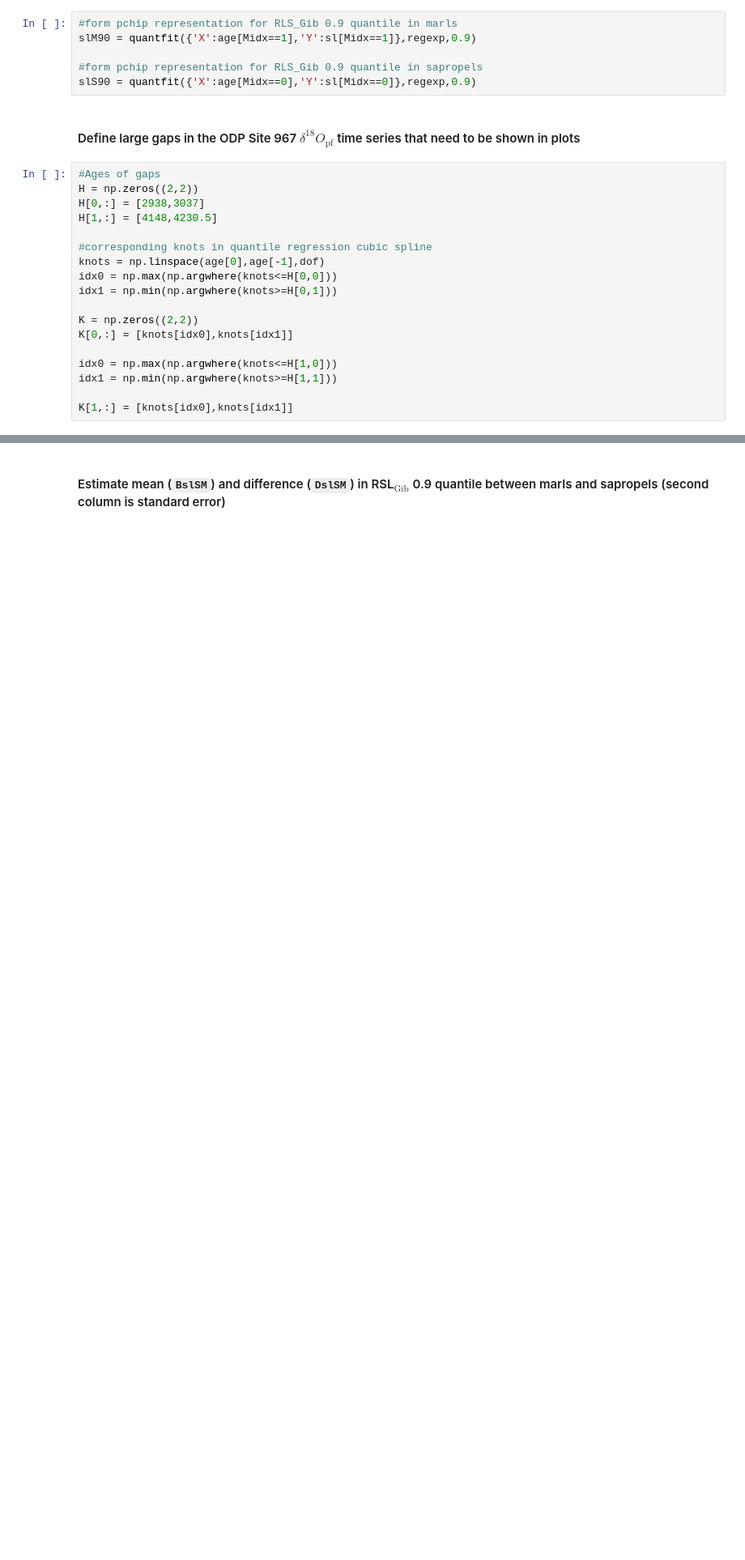
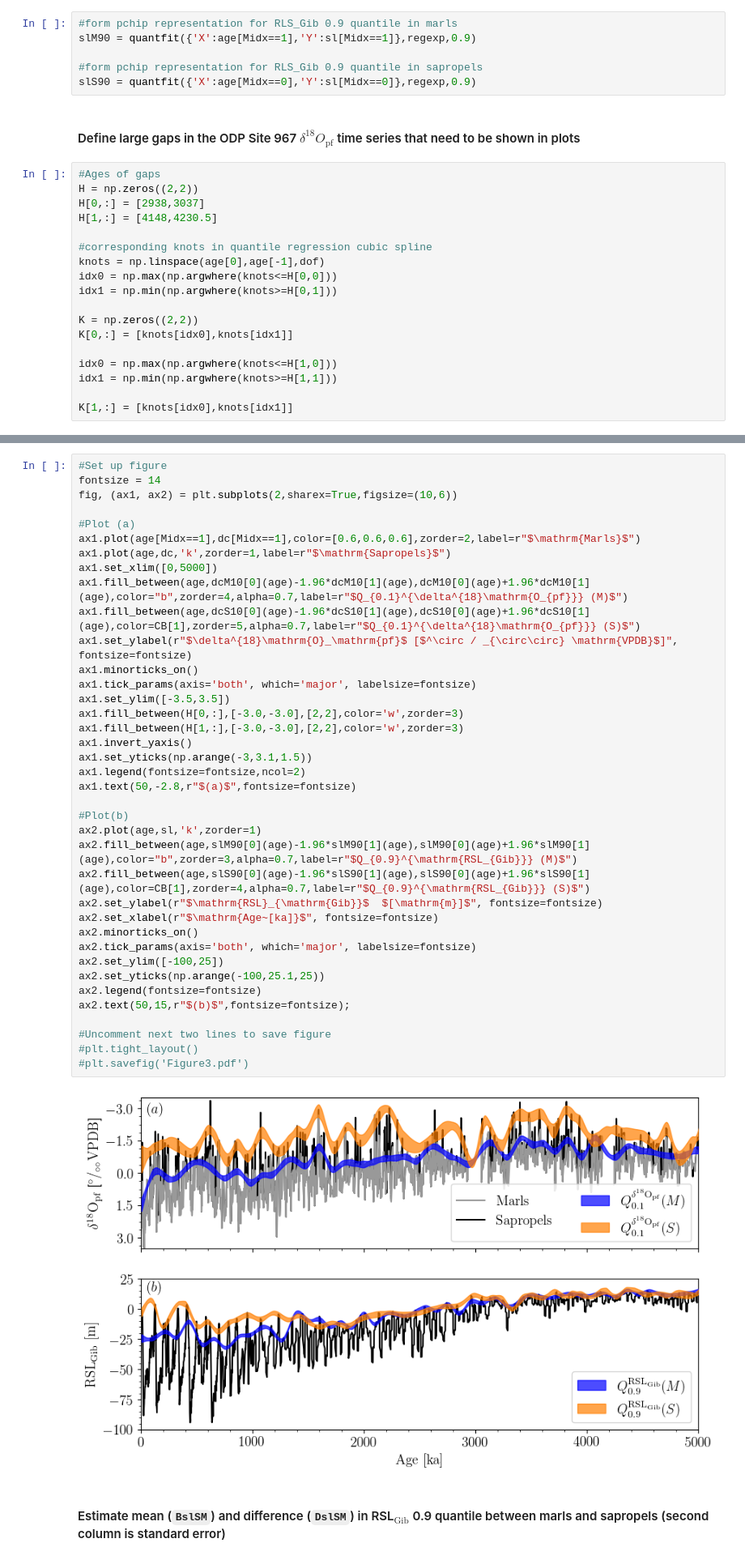
Before and after one commit to dave-heslop74/ODP-Site-967---Models, a Jupyter notebook: Quantile regression/Quantile regression - ODP967.ipynb, the cells around one changed output, grey strips where cells are left out. Shown at 81% size. Cells and saved outputs as stored; diff of their text form; blank space fills up the shorter version.

````diff
--- a/Quantile regression/Quantile regression - ODP967.ipynb
+++ b/Quantile regression/Quantile regression - ODP967.ipynb
@@ -171,3 +131,43 @@ ax2.text(50,15,r"$(b)$",fontsize=fontsize);
+# %%
+#Set up figure
+fontsize = 14
+fig, (ax1, ax2) = plt.subplots(2,sharex=True,figsize=(10,6))
+
+#Plot (a)
+ax1.plot(age[Midx==1],dc[Midx==1],color=[0.6,0.6,0.6],zorder=2,label=r"$\mathrm{Marls}$")
+ax1.plot(age,dc,'k',zorder=1,label=r"$\mathrm{Sapropels}$")
+ax1.set_xlim([0,5000])
+ax1.fill_between(age,dcM10[0](age)-1.96*dcM10[1](age),dcM10[0](age)+1.96*dcM10[1](age),color="b",zorder=4,alpha=0.7,label=r"$Q_{0.1}^{\delta^{18}\mathrm{O_{pf}}} (M)$")
+ax1.fill_between(age,dcS10[0](age)-1.96*dcS10[1](age),dcS10[0](age)+1.96*dcS10[1](age),color=CB[1],zorder=5,alpha=0.7,label=r"$Q_{0.1}^{\delta^{18}\mathrm{O_{pf}}} (S)$")
+ax1.set_ylabel(r"$\delta^{18}\mathrm{O}_\mathrm{pf}$ [$^\circ / _{\circ\circ} \mathrm{VPDB}$]", fontsize=fontsize)
+ax1.minorticks_on()
+ax1.tick_params(axis='both', which='major', labelsize=fontsize)
+ax1.set_ylim([-3.5,3.5])
+ax1.fill_between(H[0,:],[-3.0,-3.0],[2,2],color='w',zorder=3)
+ax1.fill_between(H[1,:],[-3.0,-3.0],[2,2],color='w',zorder=3)
+ax1.invert_yaxis()
+ax1.set_yticks(np.arange(-3,3.1,1.5))
+ax1.legend(fontsize=fontsize,ncol=2)
+ax1.text(50,-2.8,r"$(a)$",fontsize=fontsize)
+
+#Plot(b)
+ax2.plot(age,sl,'k',zorder=1)
+ax2.fill_between(age,slM90[0](age)-1.96*slM90[1](age),slM90[0](age)+1.96*slM90[1](age),color="b",zorder=3,alpha=0.7,label=r"$Q_{0.9}^{\mathrm{RSL_{Gib}}} (M)$")
+ax2.fill_between(age,slS90[0](age)-1.96*slS90[1](age),slS90[0](age)+1.96*slS90[1](age),color=CB[1],zorder=4,alpha=0.7,label=r"$Q_{0.9}^{\mathrm{RSL_{Gib}}} (S)$")
+ax2.set_ylabel(r"$\mathrm{RSL}_{\mathrm{Gib}}$  $[\mathrm{m}]$", fontsize=fontsize)
+ax2.set_xlabel(r"$\mathrm{Age~[ka]}$", fontsize=fontsize)
+ax2.minorticks_on()
+ax2.tick_params(axis='both', which='major', labelsize=fontsize)
+ax2.set_ylim([-100,25])
+ax2.set_yticks(np.arange(-100,25.1,25))
+ax2.legend(fontsize=fontsize)
+ax2.text(50,15,r"$(b)$",fontsize=fontsize);
+
+#Uncomment next two lines to save figure
+#plt.tight_layout()
+#plt.savefig('Figure3.pdf')
+# %% [output]
+[figure, added]
 # %% [markdown]
 #### Estimate mean (```BslSM```) and difference (```DslSM```) in RSL$_\textrm{Gib}$ 0.9 quantile between marls and sapropels (second column is standard error)
 # %%
````
Also changed, not shown: parts of 18 cells of this notebook.
